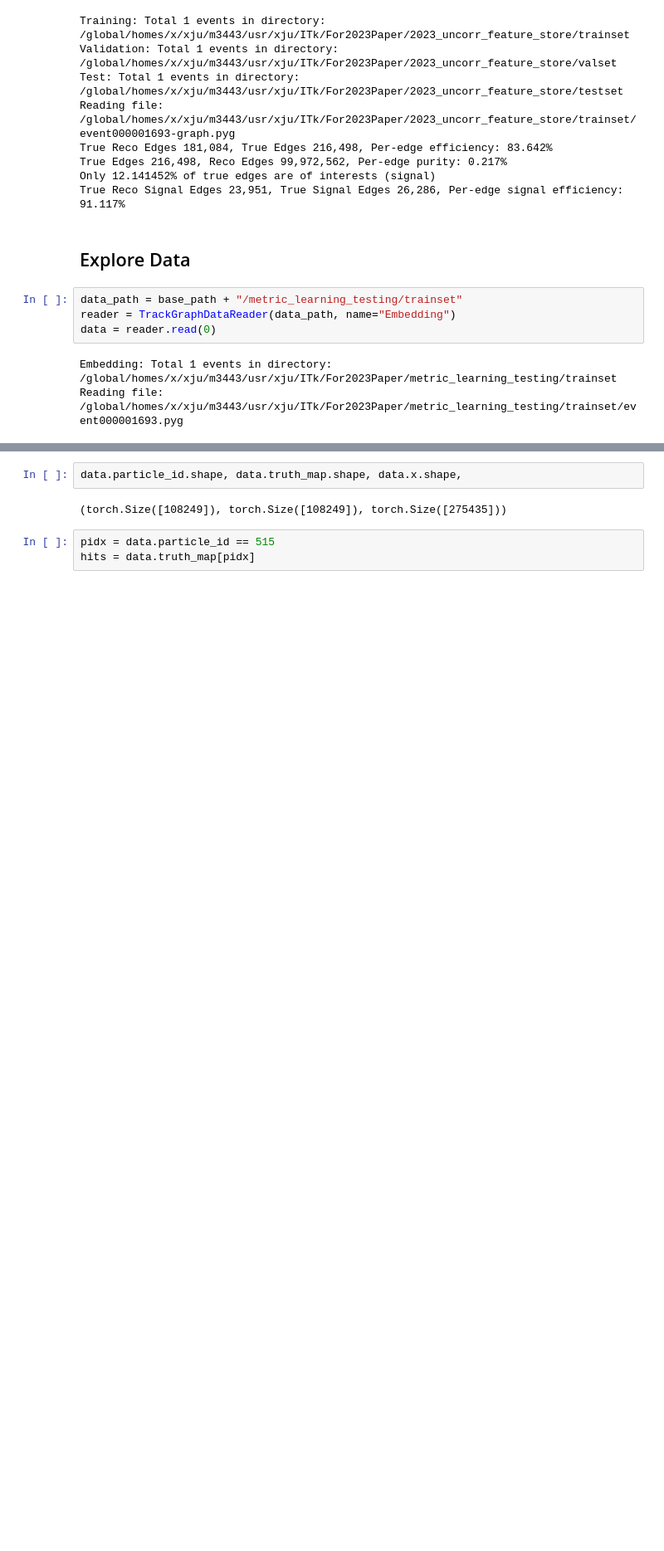
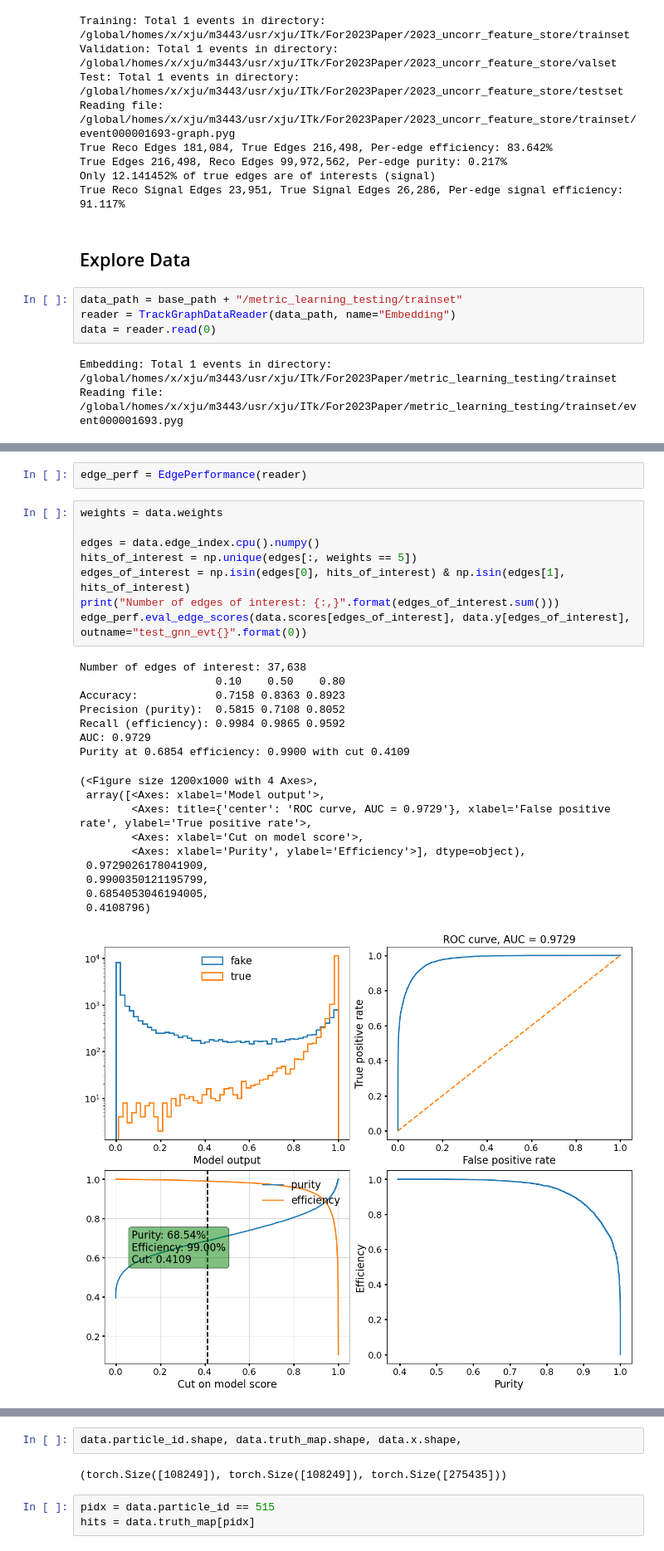
Before and after one commit to xju2/visual_tracks, a Jupyter notebook: notebooks/model_inference.ipynb, the cells around one changed output, grey strips where cells are left out. Shown at 83% size. Saved outputs shown, nothing was run; the diff lists cells and outputs as text; blank space fills up the shorter version.

```diff
--- a/notebooks/model_inference.ipynb
+++ b/notebooks/model_inference.ipynb
@@ -115,0 +604,28 @@ DataBatch(lengthDir1_1=[275435], localDir1_2=[275435], x=[275435], cluster_z_2=[
+# %%
+edge_perf = EdgePerformance(reader)
+# %%
+weights = data.weights
+
+edges = data.edge_index.cpu().numpy()
+hits_of_interest = np.unique(edges[:, weights == 5])
+edges_of_interest = np.isin(edges[0], hits_of_interest) & np.isin(edges[1], hits_of_interest)
+print("Number of edges of interest: {:,}".format(edges_of_interest.sum()))
+edge_perf.eval_edge_scores(data.scores[edges_of_interest], data.y[edges_of_interest], outname="test_gnn_evt{}".format(0))
+# %% [output]
+Number of edges of interest: 37,638
+                     0.10    0.50    0.80
+Accuracy:            0.7158 0.8363 0.8923
+Precision (purity):  0.5815 0.7108 0.8052
+Recall (efficiency): 0.9984 0.9865 0.9592
+AUC: 0.9729
+Purity at 0.6854 efficiency: 0.9900 with cut 0.4109
+(<Figure size 1200x1000 with 4 Axes>,
+ array([<Axes: xlabel='Model output'>,
+        <Axes: title={'center': 'ROC curve, AUC = 0.9729'}, xlabel='False positive rate', ylabel='True positive rate'>,
+        <Axes: xlabel='Cut on model score'>,
+        <Axes: xlabel='Purity', ylabel='Efficiency'>], dtype=object),
+ 0.9729026178041909,
+ 0.9900350121195799,
+ 0.6854053046194005,
+ 0.4108796)
+[figure, added]
```
Also changed, not shown: parts of 33 cells of this notebook.
